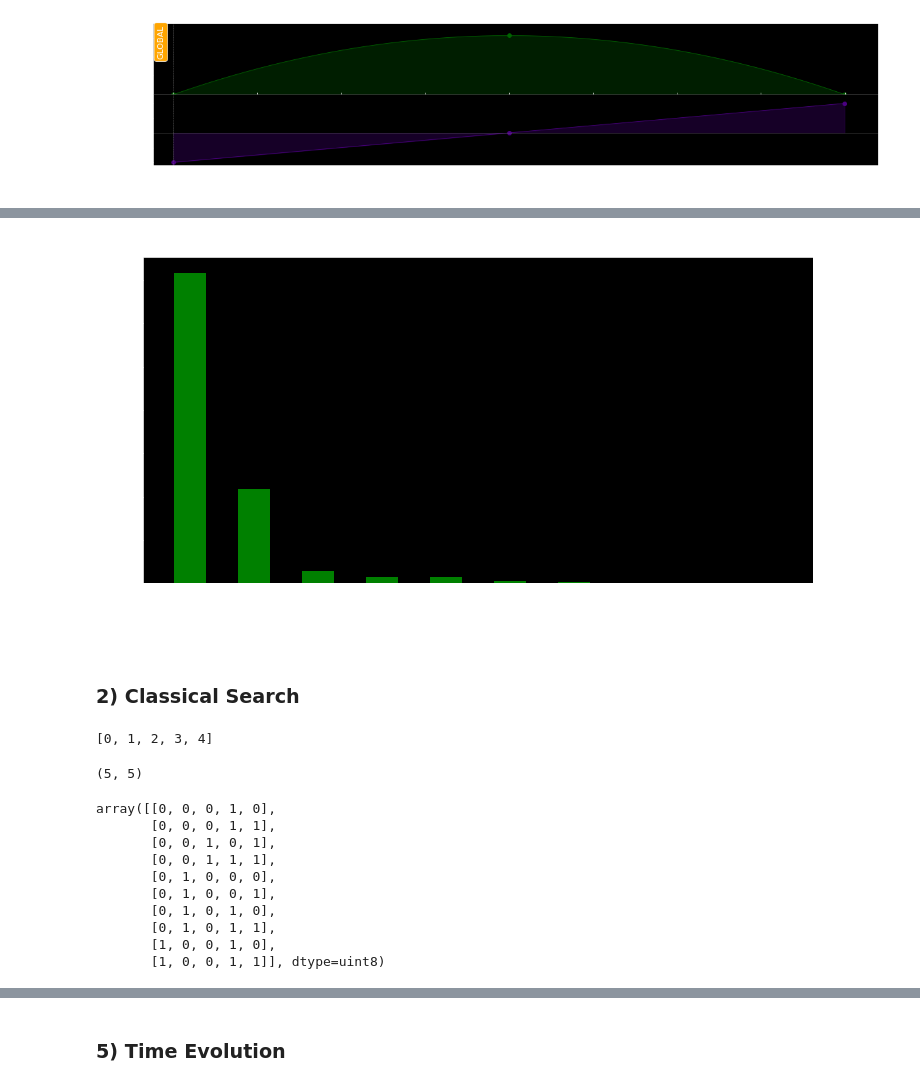
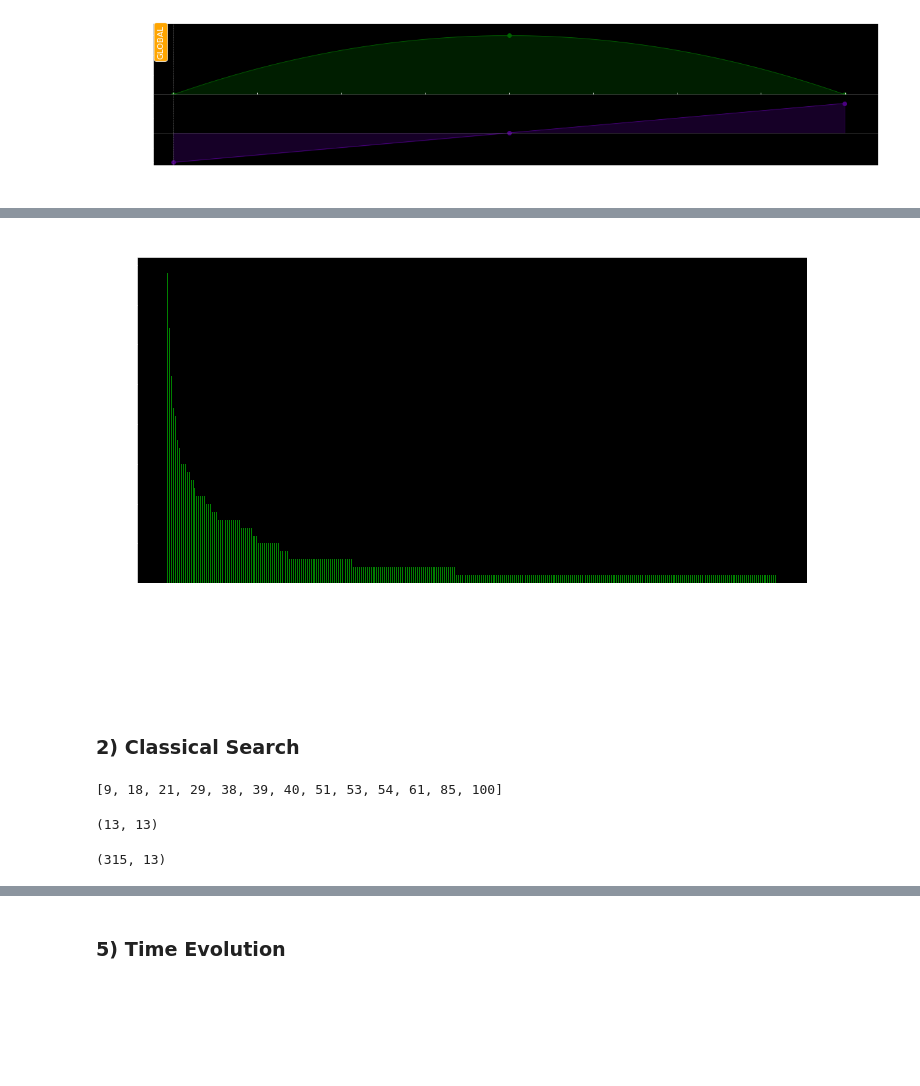
Before and after one commit to ogorodnikov/fmqa, a Jupyter notebook: chemistry/pasqal.ipynb, the cells around one changed output, grey strips where cells are left out. Drawn from its saved outputs; the diff is of its cells as text; code cells hidden in the pictures; blank space fills up the shorter version.

Commit message:
pasqal - update state counts

```diff
--- a/chemistry/pasqal.ipynb
+++ b/chemistry/pasqal.ipynb
@@ -38,8 +38,9 @@ tutorial_coupling_matrix.shape, tutorial_coupling_matrix.sum(), tutorial_couplin
 # %%
 # Load Protein QUBO
 
-QUBO_SIZE_LIMIT = 100
+QUBO_SIZE_LIMIT = 110
 QUBO_SCALING_FACTOR = 1000
+# QUBO_SCALING_FACTOR = 1
 
 loaded_qubo = np.load('qubo_proteins.npy')
 
@@ -52,4 +53,4 @@ coupling_matrix.shape, coupling_matrix.sum(), coupling_matrix.mean()
 # %%
-coupling_matrix = tutorial_coupling_matrix
+# coupling_matrix = tutorial_coupling_matrix
 
-coupling_matrix.shape, coupling_matrix.sum(), coupling_matrix.mean()
+# coupling_matrix.shape, coupling_matrix.sum(), coupling_matrix.mean()
@@ -152,5 +143,5 @@ atomic_register.draw(
 # %%
-MAX_RADIAL_DISTANCE = 50
+MAX_RADIAL_DISTANCE = 40
 
 too_far = np.linalg.norm(optimal_coordinates, axis=1) > MAX_RADIAL_DISTANCE
 
@@ -265,21 +263,35 @@ Counter({'00010': 2,
 # %%
+def set_tick_count(tick_count):
+
+    xtick_labels = plt.gca().get_xticklabels()
+
+    tick_period = len(xtick_labels) // tick_count
+
+    for label_index, label in enumerate(xtick_labels):
+
+        if label_index % tick_period:
+
+            label.set_visible(False)
+
+
+
 # Plot Histogram
 
 descending_counts = dict(sorted(counts.items(), key=lambda item: -item[1]))
 
 plt.figure(figsize=(12, 6))
 
 plt.bar(descending_counts.keys(),
         descending_counts.values(), width=0.5, color="g")
 
 plt.xticks(rotation="vertical")
 
 plt.title("Simulated state counts")
 plt.xlabel("State")
 plt.ylabel("Count")
 plt.show()
 # %% [output]
-[figure, old version]
+[figure, new version]
 # %% [markdown]
 ### 2) Classical Search
 # %%
@@ -289,32 +301,27 @@ selected_qubits_count = len(selected_qubits)
 
 selected_qubits
 # %% [output]
-[0, 1, 2, 3, 4]
+[9, 18, 21, 29, 38, 39, 40, 51, 53, 54, 61, 85, 100]
 # %%
 selected_coupling_matrix = coupling_matrix[selected_qubits][:, selected_qubits]
 
+# selected_coupling_matrix = coupling_matrix[~too_far][:, ~too_far]
+
 selected_coupling_matrix.shape
 # %% [output]
-(5, 5)
+(13, 13)
 # %%
-selected_state_strings = np.array(list(counts.keys()))
+# Selected States
 
-selected_bit_strings = np.frombuffer(selected_state_strings,'<U1')
+selected_states = np.array(list(counts.keys()))
 
-selected_bits = selected_bit_strings.astype('uint8')
+selected_state_strings = np.frombuffer(selected_states,'<U1')
 
-selected_state_bits = selected_bits.reshape(-1, selected_qubits_count)
+selected_states_vector = selected_state_strings.astype('uint8')
 
-selected_state_bits
+selected_state_bits = selected_states_vector.reshape(-1, selected_qubits_count)
+
+selected_state_bits.shape
 # %% [output]
-array([[0, 0, 0, 1, 0],
-       [0, 0, 0, 1, 1],
-       [0, 0, 1, 0, 1],
-       [0, 0, 1, 1, 1],
-       [0, 1, 0, 0, 0],
-       [0, 1, 0, 0, 1],
-       [0, 1, 0, 1, 0],
-       [0, 1, 0, 1, 1],
-       [1, 0, 0, 1, 0],
-       [1, 0, 0, 1, 1]], dtype=uint8)
+(315, 13)
 # %%
```
Also changed, not shown: parts of 20 cells of this notebook, 1 other file.
